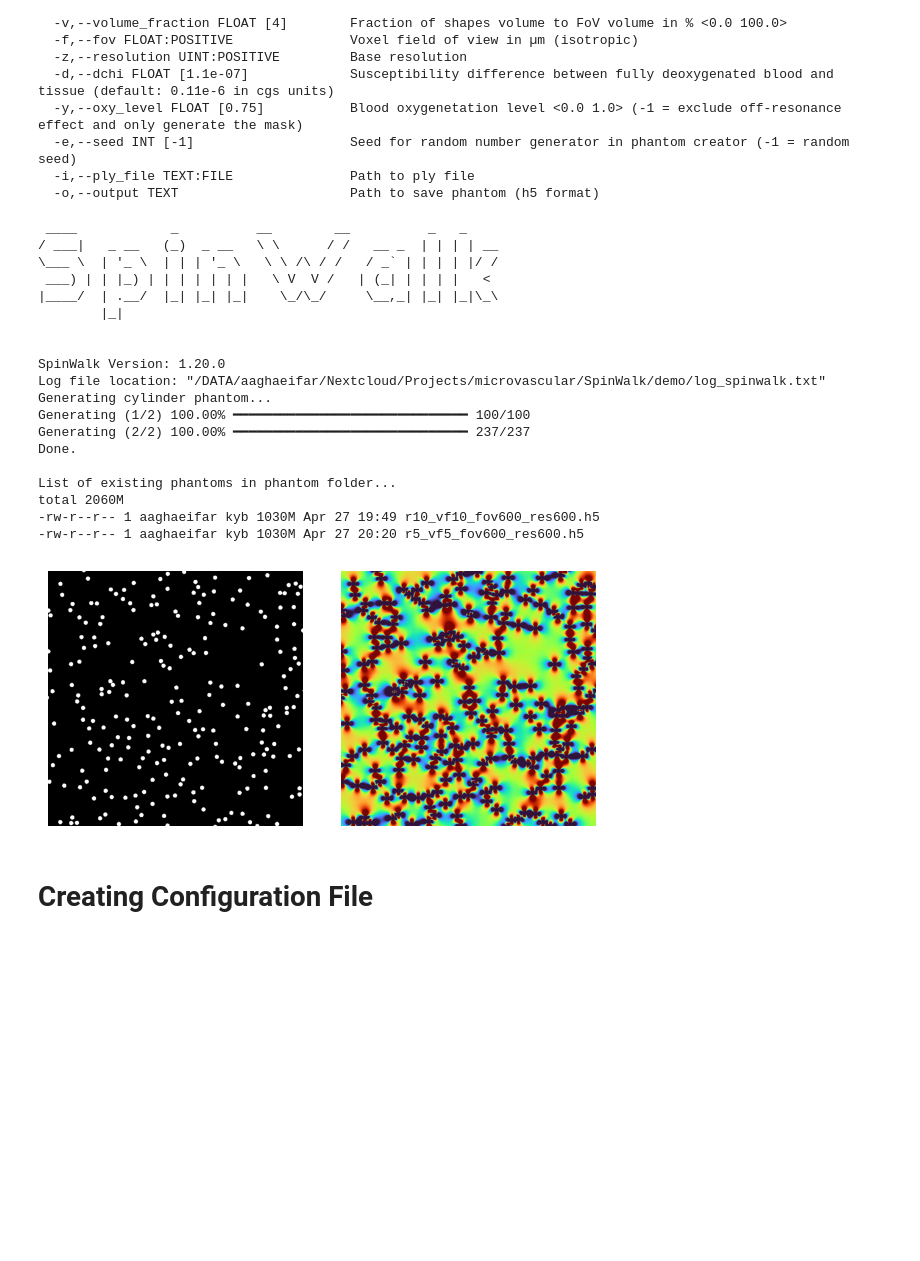
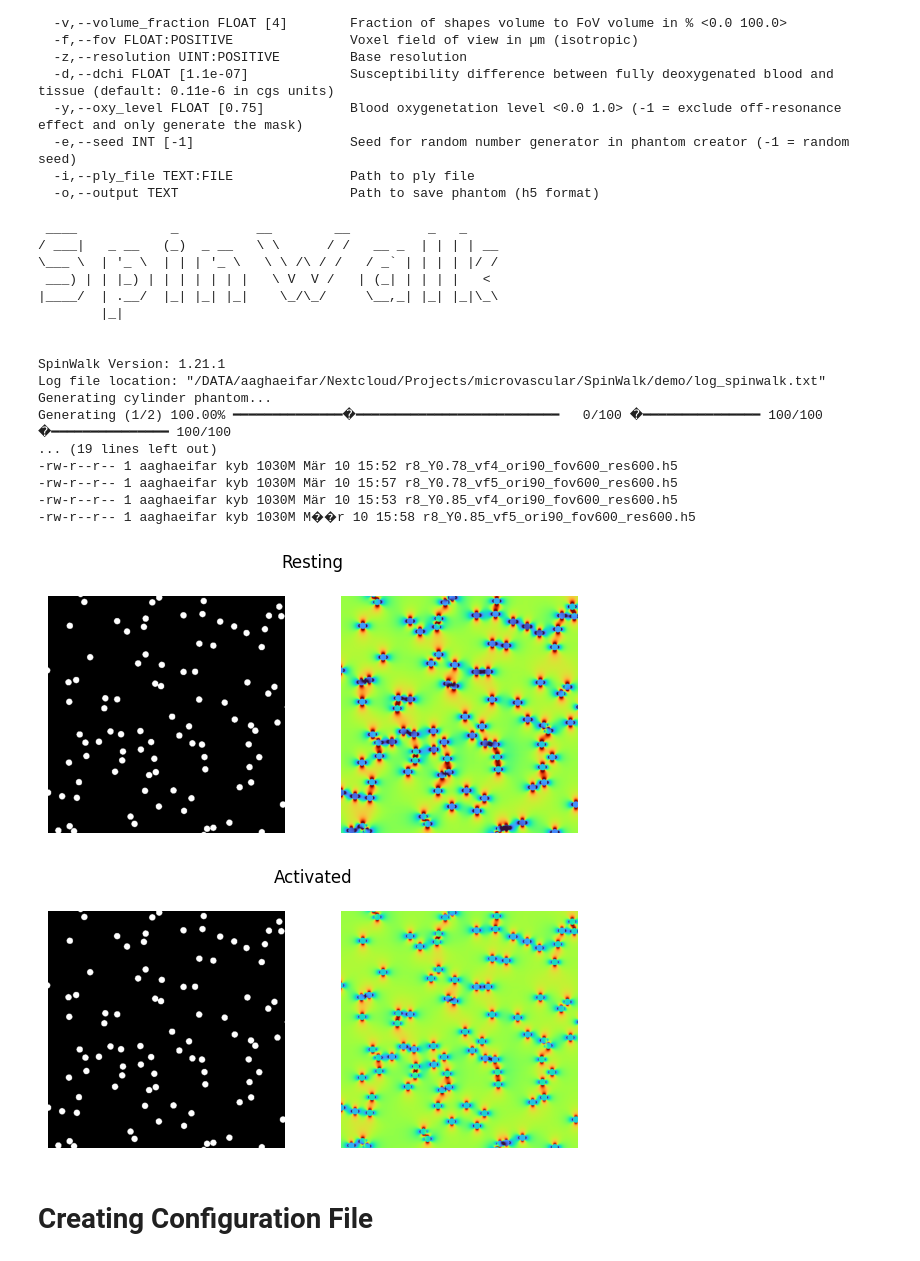
Before and after one commit to aghaeifar/SpinWalk, a Jupyter notebook: demo/spinwalk_bSSFP_profile.ipynb, the cells around one changed output. Saved outputs shown, nothing was run; the diff lists cells and outputs as text; code cells hidden in the pictures; blank space fills up the shorter version.

```diff
--- a/demo/spinwalk_bSSFP_profile.ipynb
+++ b/demo/spinwalk_bSSFP_profile.ipynb
@@ -34,14 +34,23 @@ output_dir="./phantoms"
 mkdir -p "$output_dir"
 
 vol_frac=5
+oxy_level_act=0.85
+oxy_level_rest=0.78
+dChi=0.00000011
+orientation=90
 resolution=600
 fov=600
-radius=5
+radius=8
 
 # Define the output file
-file_phantom="${output_dir}/r${radius}_vf${vol_frac}_fov${fov}_res${resolution}.h5"
+output_file_rest="${output_dir}/r${radius}_Y${oxy_level_rest}_vf${vol_frac}_ori${orientation}_fov${fov}_res${resolution}.h5"
 # Call the command with the variable parameter and redirect the output
-spinwalk phantom -c -r "$radius" -v "$vol_frac" -f "$fov" -z "$resolution" -y 0 -n 90 -e 0 -o "$file_phantom"
+spinwalk phantom -c -r "$radius" -v "$vol_frac" -f "$fov" -z "$resolution" -d "$dChi" -y "$oxy_level_rest" -n "$orientation" -e 0 -o "$output_file_rest"
+
+# Define the output file
+output_file_act="${output_dir}/r${radius}_Y${oxy_level_act}_vf${vol_frac}_ori${orientation}_fov${fov}_res${resolution}.h5"
+# Call the command with the variable parameter and redirect the output
+spinwalk phantom -c -r "$radius" -v "$vol_frac" -f "$fov" -z "$resolution" -d "$dChi" -y "$oxy_level_act" -n "$orientation" -e 0 -o "$output_file_act"
 
 # check phantoms are there
 echo -e "\nList of existing phantoms in phantom folder..."
@@ -55,43 +64,44 @@ ls -l --block-size=M ./phantoms
         |_|
 
 
-SpinWalk Version: 1.20.0
+SpinWalk Version: 1.21.1
 Log file location: "/DATA/aaghaeifar/Nextcloud/Projects/microvascular/SpinWalk/demo/log_spinwalk.txt"
 Generating cylinder phantom...
-Generating (1/2) 100.00% ━━━━━━━━━━━━━━━━━━━━━━━━━━━━━━ 100/100
-Generating (2/2) 100.00% ━━━━━━━━━━━━━━━━━━━━━━━━━━━━━━ 237/237
-Done.
-
-List of existing phantoms in phantom folder...
-total 2060M
--rw-r--r-- 1 aaghaeifar kyb 1030M Apr 27 19:49 r10_vf10_fov600_res600.h5
--rw-r--r-- 1 aaghaeifar kyb 1030M Apr 27 20:20 r5_vf5_fov600_res600.h5
+Generating (1/2) 100.00% ━━━━━━━━━━━━━━�━━━━━━━━━━━━━━━━━━━━━━━━━━   0/100 �━━━━━━━━━━━━━━━ 100/100 �━━━━━━━━━━━━━━━ 100/100
+... (19 lines left out)
+-rw-r--r-- 1 aaghaeifar kyb 1030M Mär 10 15:52 r8_Y0.78_vf4_ori90_fov600_res600.h5
+-rw-r--r-- 1 aaghaeifar kyb 1030M Mär 10 15:57 r8_Y0.78_vf5_ori90_fov600_res600.h5
+-rw-r--r-- 1 aaghaeifar kyb 1030M Mär 10 15:53 r8_Y0.85_vf4_ori90_fov600_res600.h5
+-rw-r--r-- 1 aaghaeifar kyb 1030M M��r 10 15:58 r8_Y0.85_vf5_ori90_fov600_res600.h5
 # %%
 # plot the generated phantoms
 import h5py
 import matplotlib.pyplot as plt
 
 def plot_phantom(file_path, title=None):
     with h5py.File(file_path, "r") as f:
         mask = f["mask"][()]
         fieldmap = f["fieldmap"][()]
         sz = tuple(dim // 2 for dim in mask.shape)
         # print orthogonal views
         fig, axes = plt.subplots(1, 2, figsize=(6, 3))
         axes[0].imshow(mask[:, :, sz[2]], cmap="gray")
         axes[0].axis("off")
         axes[1].imshow(fieldmap[:, :, sz[2]], cmap="turbo", vmin=-8e-8, vmax=8e-8)
         axes[1].axis("off")
         # title
         plt.suptitle(title)
         plt.tight_layout()
         plt.show()
 
 # show the phantom
-file_phantom  = "./phantoms/r5_vf5_fov600_res600.h5"
-plot_phantom(file_phantom)
+output_file_rest = "./phantoms/r8_Y0.78_vf5_ori90_fov600_res600.h5"
+output_file_act  = "./phantoms/r8_Y0.85_vf5_ori90_fov600_res600.h5"
+plot_phantom(output_file_rest, title="Resting")
+plot_phantom(output_file_act, title="Activated")
 # %% [output]
-[figure, old version]
+[figure, new version]
+[figure, added]
 # %% [markdown]
 # Creating Configuration File
 # %%
```
Also changed, not shown: parts of 7 cells of this notebook, 6 other files.
